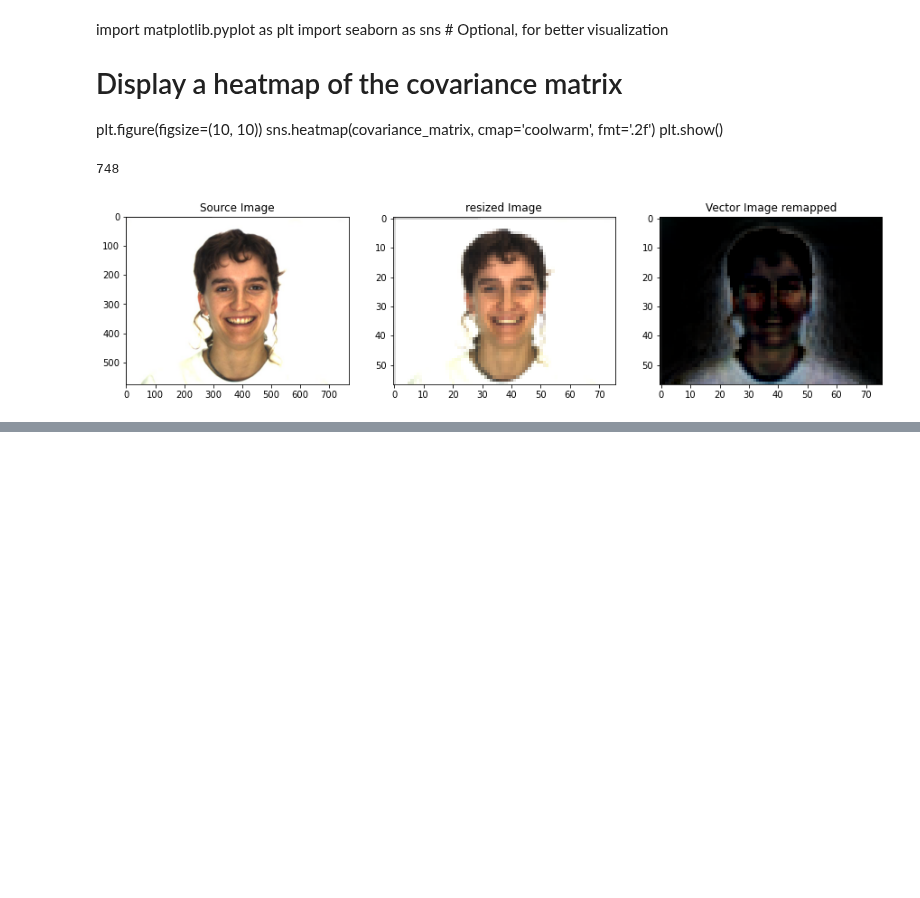
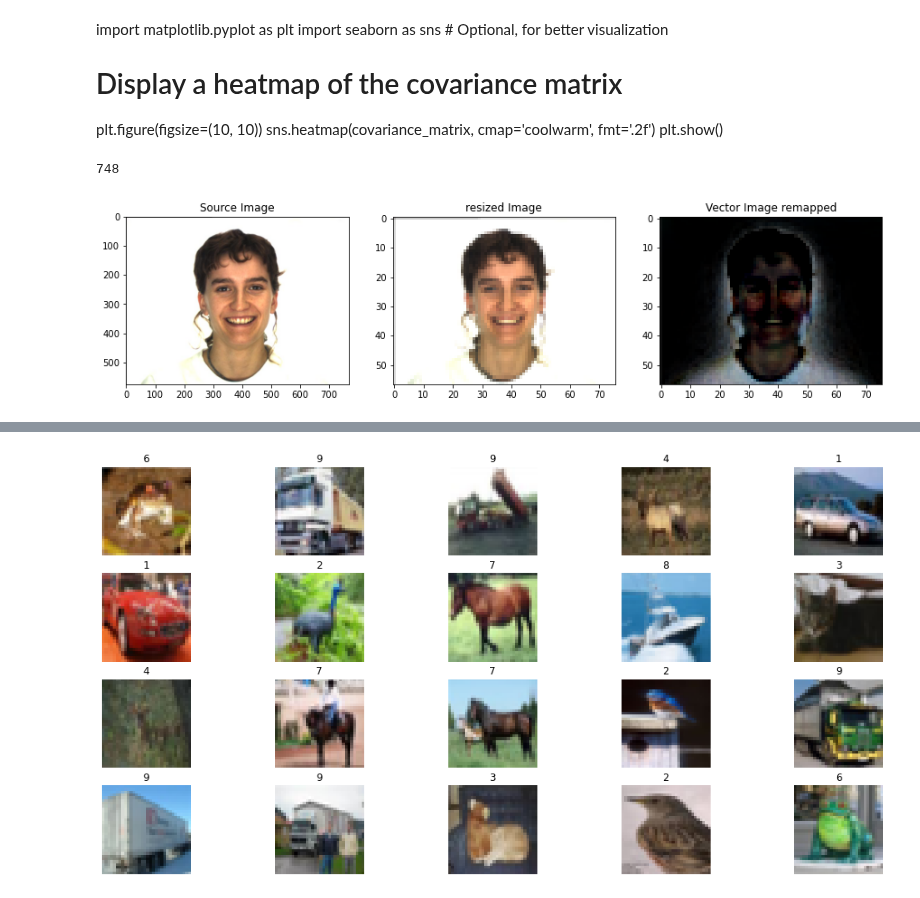
Before and after one commit to renejerez/ubi-master-computer-engineering, a Jupyter notebook: 14469-ML/practical_project_03/_code/_practical_project_03.ipynb, the cells around one changed output, grey strips where cells are left out. Saved outputs shown, nothing was run; the diff lists cells and outputs as text; code cells hidden in the pictures; blank space fills up the shorter version.

```diff
--- a/14469-ML/practical_project_03/_code/_practical_project_03.ipynb
+++ b/14469-ML/practical_project_03/_code/_practical_project_03.ipynb
@@ -136,0 +143,79 @@ plt.show()
+# %%
+
+# Load the dataset (CIFAR-10)
+(X_train, y_train), (X_test, y_test) = keras_ml.cifar10.load_data()
+
+print('Learning set:')
+print('X: ', end='')
+print(X_train.shape)
+print('y: ', end='')
+print(y_train.shape)
+
+print('Test set:')
+print('X: ', end='')
+print(X_test.shape)
+print('y: ', end='')
+print(y_test.shape)
+
+# DEBUG. Plot some of the images
+plt.figure(figsize=(18, 9))
+
+num_rows = 4
+num_cols = 5
+
+# plot each of the images in the batch and the associated ground truth labels.
+for i in range(num_rows*num_cols):
+    ax = plt.subplot(num_rows, num_cols, i + 1)
+    plt.imshow(X_train[i,:,:])
+    ax.title.set_text(y_train[i,0])
+    plt.axis("off")
+
+# Normalize images to the range [0, 1].
+X_train = X_train.astype("float32") / 255
+X_test  = X_test.astype("float32") / 255
+
+# Change the labels from integer to categorical data.
+print('Original (integer) label for the first training sample: ', y_train[0])
+
+# Convert labels to one-hot encoding.
+y_train = keras_ml.to_categorical(y_train)
+y_test  = keras_ml.to_categorical(y_test)
+
+print('After conversion to categorical one-hot encoded labels: ', y_train[0])
+
+# Create the model.
+model = keras_ml.cnn_model()
+model.summary()
+
+model.compile(optimizer='rmsprop',
+              loss='categorical_crossentropy',
+              metrics=['accuracy'],
+             )
+
+history = model.fit(X_train,
+                    y_train,
+                    batch_size=32,
+                    epochs=10,
+                    verbose=1,
+                    validation_split=.3,
+                   )
+
+
+# Retrieve training results.
+train_loss = history.history["loss"]
+train_acc  = history.history["accuracy"]
+valid_loss = history.history["val_loss"]
+valid_acc  = history.history["val_accuracy"]
+
+keras_ml.plot_results([ train_loss, valid_loss ],
+            ylabel="Loss",
+            ylim = [0.0, 5.0],
+            metric_name=["Training Loss", "Validation Loss"],
+            color=["g", "b"]);
+
+keras_ml.plot_results([ train_acc, valid_acc ],
+            ylabel="Accuracy",
+            ylim = [0.0, 1.0],
+            metric_name=["Training Accuracy", "Validation Accuracy"],
+            color=["g", "b"])
+# %% [output]
@@ -136,0 +239 @@ plt.show()
+[figure, added]
```
Also changed, not shown: parts of 9 cells of this notebook, 1 other file.
